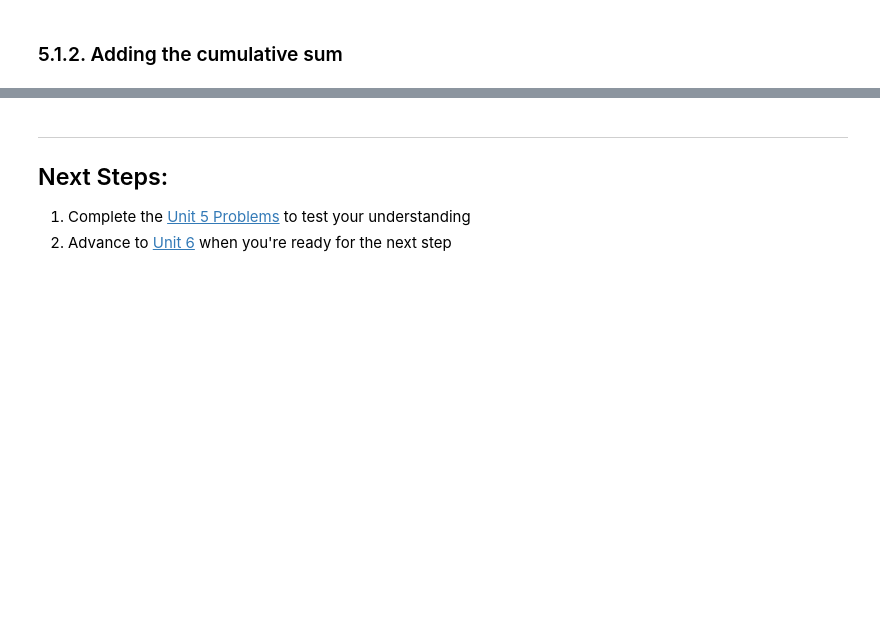
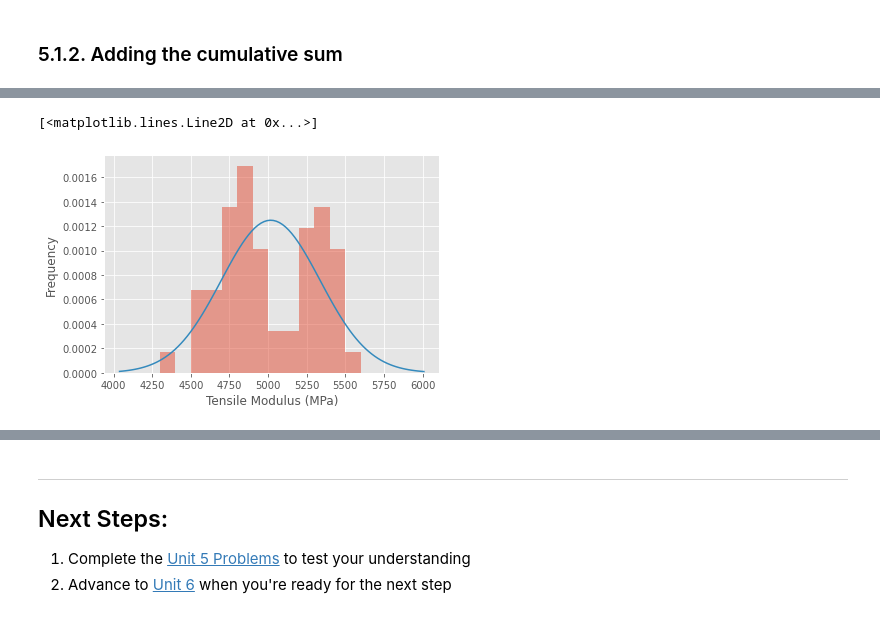
Before and after one commit to curtis-b/python-engineering-analytics, a Jupyter notebook: units/05-statistics/unit05-lesson.ipynb, the cells around one changed output, grey strips where cells are left out. Saved outputs shown, nothing was run; the diff lists cells and outputs as text; code cells hidden in the pictures; blank space fills up the shorter version.

```diff
--- a/units/05-statistics/unit05-lesson.ipynb
+++ b/units/05-statistics/unit05-lesson.ipynb
@@ -99,16 +135,25 @@ ax2.grid(False)
 # %%
 from scipy import stats
 
 fig, ax = plt.subplots()
 
 counts, bins, bars = ax.hist(modulus, bins=bin_edges, density=True, alpha=0.5)
 ax.set_xlabel('Tensile Modulus (MPa)')
 ax.set_ylabel('Frequency')
 
 x = np.linspace(modulus.min()-modulus.std(), modulus.max()+modulus.std(), 100)
-pdf = stats.norm.pdf(x, loc=modulus.mean(), scale=modulus.std())
 
-ax.plot(x, pdf)
+# create an normal probability distribution object
+norm_dist = stats.norm(loc=modulus.mean(), scale=modulus.std())
+
+# calculate the value of the probability density function for each value in x
+norm_pdf = norm_dist.pdf(x)
+
+# overlay the probability density function
+ax.plot(x, norm_pdf)
+# %% [output]
+[<matplotlib.lines.Line2D at 0x...>]
+[figure, added]
 # %%
 fig, ax = plt.subplots()
 
```
Also changed, not shown: parts of 26 cells of this notebook, 2 other files.
